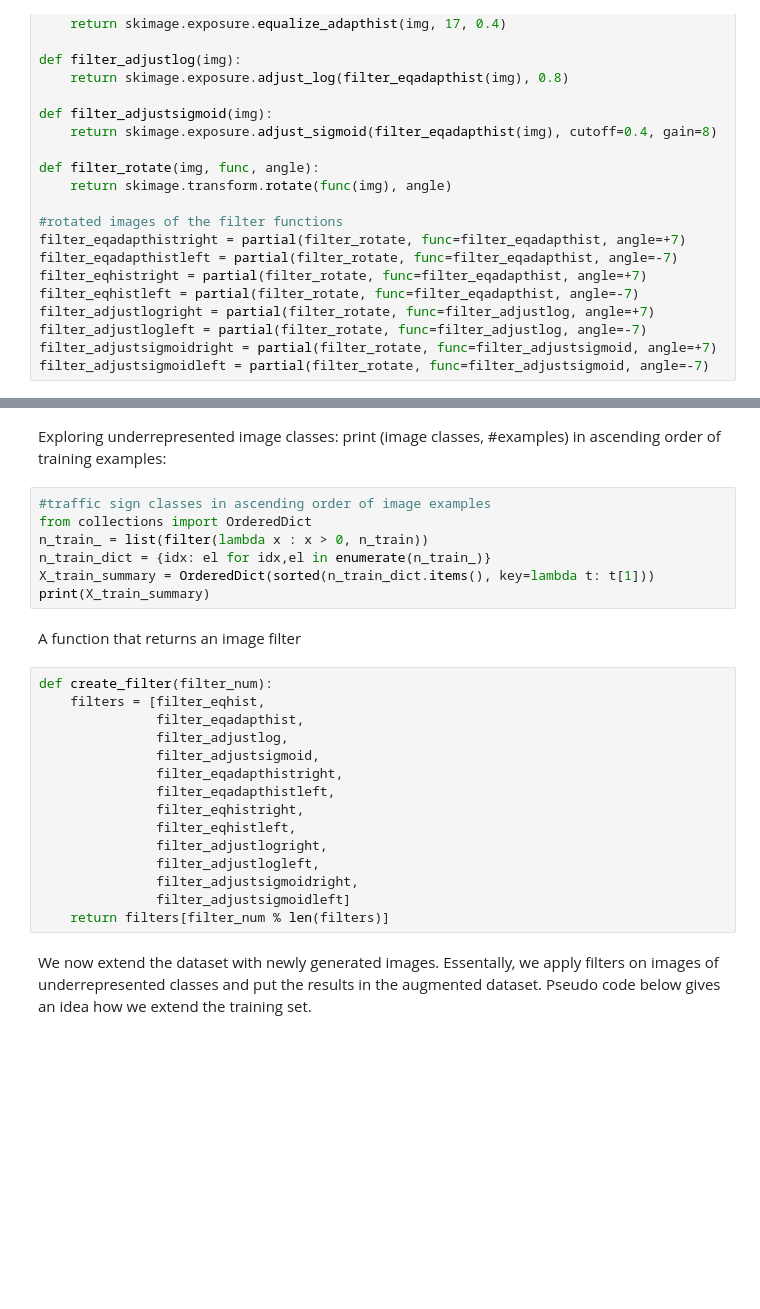
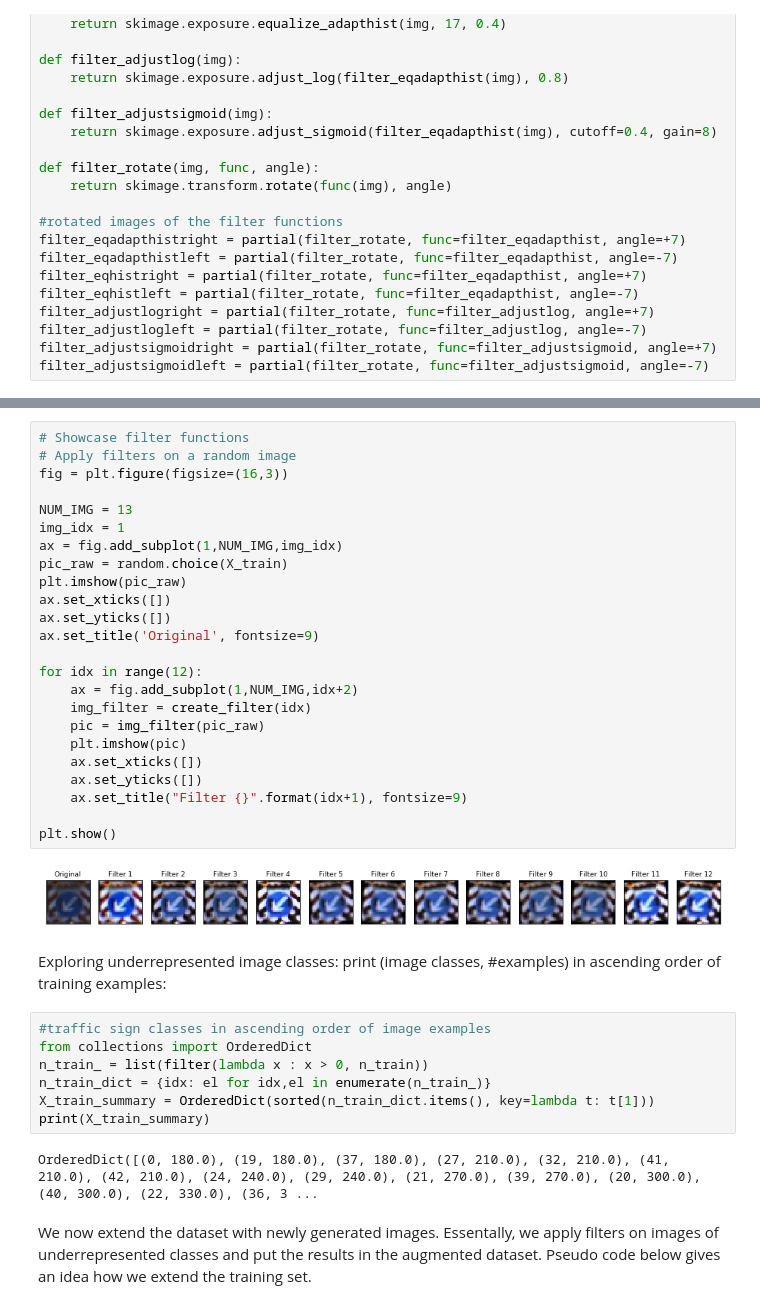
Before and after one commit to selyunin/carnd_t1_p2, a Jupyter notebook: Traffic_Sign_Classifier.ipynb, the cells around one changed output, grey strips where cells are left out. Cells and saved outputs as stored; diff of their text form; blank space fills up the shorter version.

Commit message:
plotting of new traffic sign images added

```diff
--- a/Traffic_Sign_Classifier.ipynb
+++ b/Traffic_Sign_Classifier.ipynb
@@ -323,3 +237,29 @@ plt.show()
+# %%
+# Showcase filter functions
+# Apply filters on a random image
+fig = plt.figure(figsize=(16,3))
+
+NUM_IMG = 13
+img_idx = 1
+ax = fig.add_subplot(1,NUM_IMG,img_idx)
+pic_raw = random.choice(X_train)
+plt.imshow(pic_raw)
+ax.set_xticks([])
+ax.set_yticks([])
+ax.set_title('Original', fontsize=9)
+
+for idx in range(12):
+    ax = fig.add_subplot(1,NUM_IMG,idx+2)
+    img_filter = create_filter(idx)
+    pic = img_filter(pic_raw)
+    plt.imshow(pic)
+    ax.set_xticks([])
+    ax.set_yticks([])
+    ax.set_title("Filter {}".format(idx+1), fontsize=9)
+
+plt.show()
+# %% [output]
+[figure, added]
 # %% [markdown]
 Exploring underrepresented image classes: print (image classes, #examples) in ascending order of training examples:
 # %%
@@ -329,22 +269,7 @@ n_train_ = list(filter(lambda x : x > 0, n_train))
 n_train_dict = {idx: el for idx,el in enumerate(n_train_)}
 X_train_summary = OrderedDict(sorted(n_train_dict.items(), key=lambda t: t[1]))
 print(X_train_summary)
+# %% [output]
+OrderedDict([(0, 180.0), (19, 180.0), (37, 180.0), (27, 210.0), (32, 210.0), (41, 210.0), (42, 210.0), (24, 240.0), (29, 240.0), (21, 270.0), (39, 270.0), (20, 300.0), (40, 300.0), (22, 330.0), (36, 3 ...
-# %% [markdown]
-A function that returns an image filter
-# %%
-def create_filter(filter_num):
-    filters = [filter_eqhist,
-               filter_eqadapthist,
-               filter_adjustlog,
-               filter_adjustsigmoid,
-               filter_eqadapthistright,
-               filter_eqadapthistleft,
-               filter_eqhistright,
-               filter_eqhistleft,
-               filter_adjustlogright,
-               filter_adjustlogleft,
-               filter_adjustsigmoidright,
-               filter_adjustsigmoidleft]
-    return filters[filter_num % len(filters)]
 # %% [markdown]
 We now extend the dataset with newly generated images. Essentally, we apply filters on images of underrepresented classes and put the results in the augmented dataset. Pseudo code below gives an idea how we extend the training set.
```
Also changed, not shown: parts of 23 cells of this notebook.
